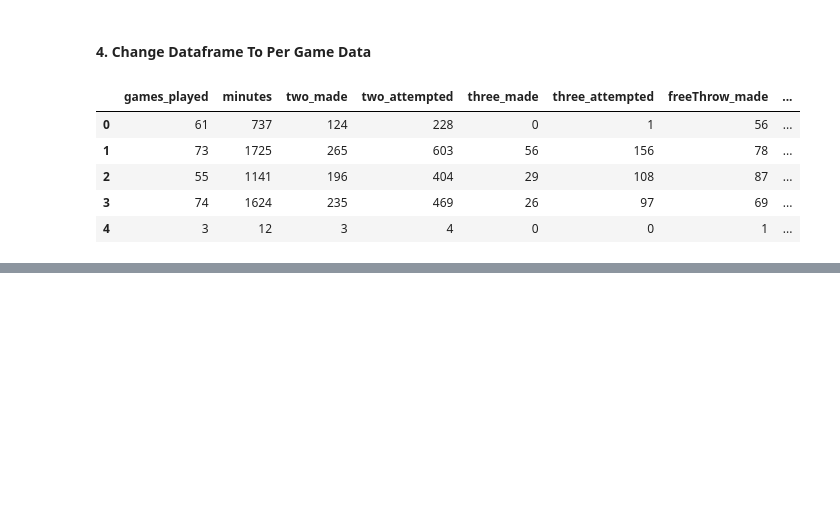
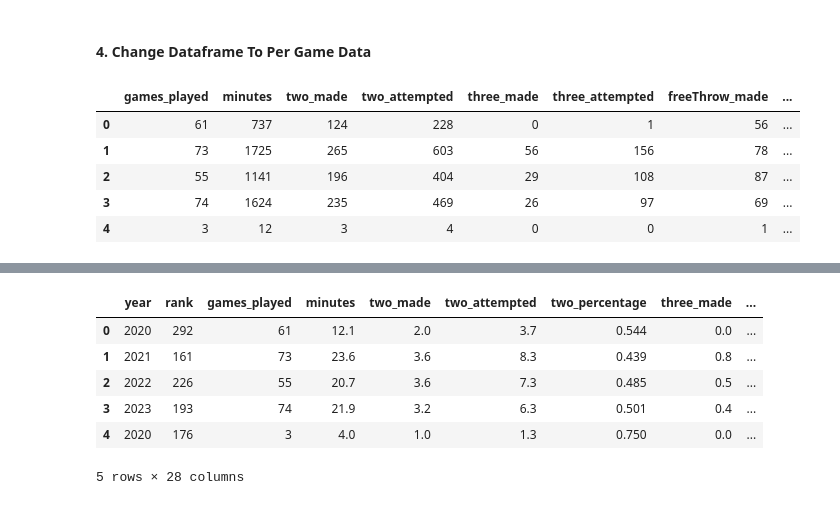
Before and after one commit to ncmoliver/NbaPerformanceFeedbackModel, a Jupyter notebook: analysis.ipynb, the cells around one changed output, grey strips where cells are left out. Saved outputs shown, nothing was run; the diff lists cells and outputs as text; code cells hidden in the pictures; blank space fills up the shorter version.

```diff
--- a/analysis.ipynb
+++ b/analysis.ipynb
@@ -242,0 +244,12 @@ See the caveats in the documentation: https://pandas.pydata.org/pandas-docs/stab
+# %%
+# Replace the orignal dataframe values with the updated single game data
+renamed_df[single_game_data.columns] = single_game_data
+renamed_df.head()
+# %% [output]
+|  | year | rank | games_played | minutes | two_made | two_attempted | two_percentage | three_made | ... |
+| 0 | 2020 | 292 | 61 | 12.1 | 2.0 | 3.7 | 0.544 | 0.0 | ... |
+| 1 | 2021 | 161 | 73 | 23.6 | 3.6 | 8.3 | 0.439 | 0.8 | ... |
+| 2 | 2022 | 226 | 55 | 20.7 | 3.6 | 7.3 | 0.485 | 0.5 | ... |
+| 3 | 2023 | 193 | 74 | 21.9 | 3.2 | 6.3 | 0.501 | 0.4 | ... |
+| 4 | 2020 | 176 | 3 | 4.0 | 1.0 | 1.3 | 0.750 | 0.0 | ... |
+5 rows × 28 columns
```
Also changed, not shown: parts of 2 cells of this notebook.
